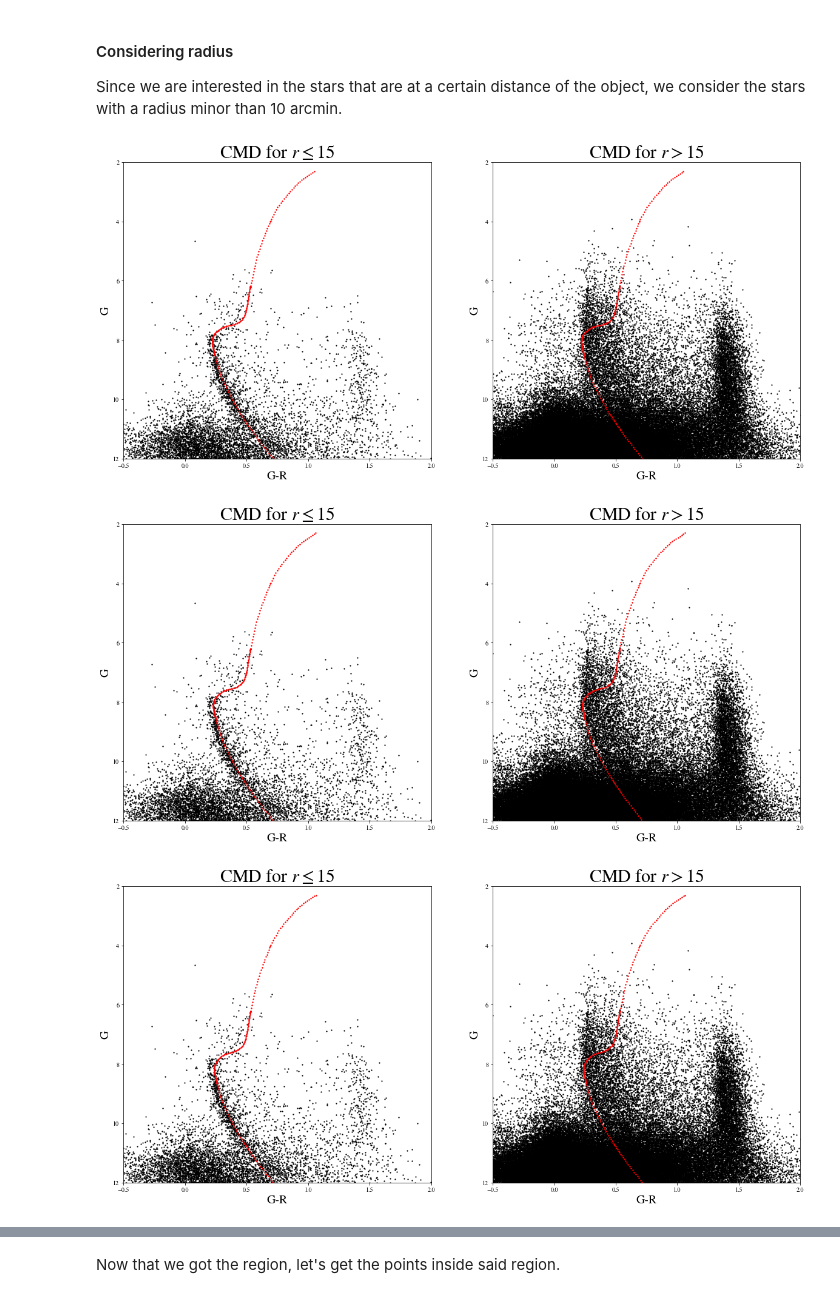
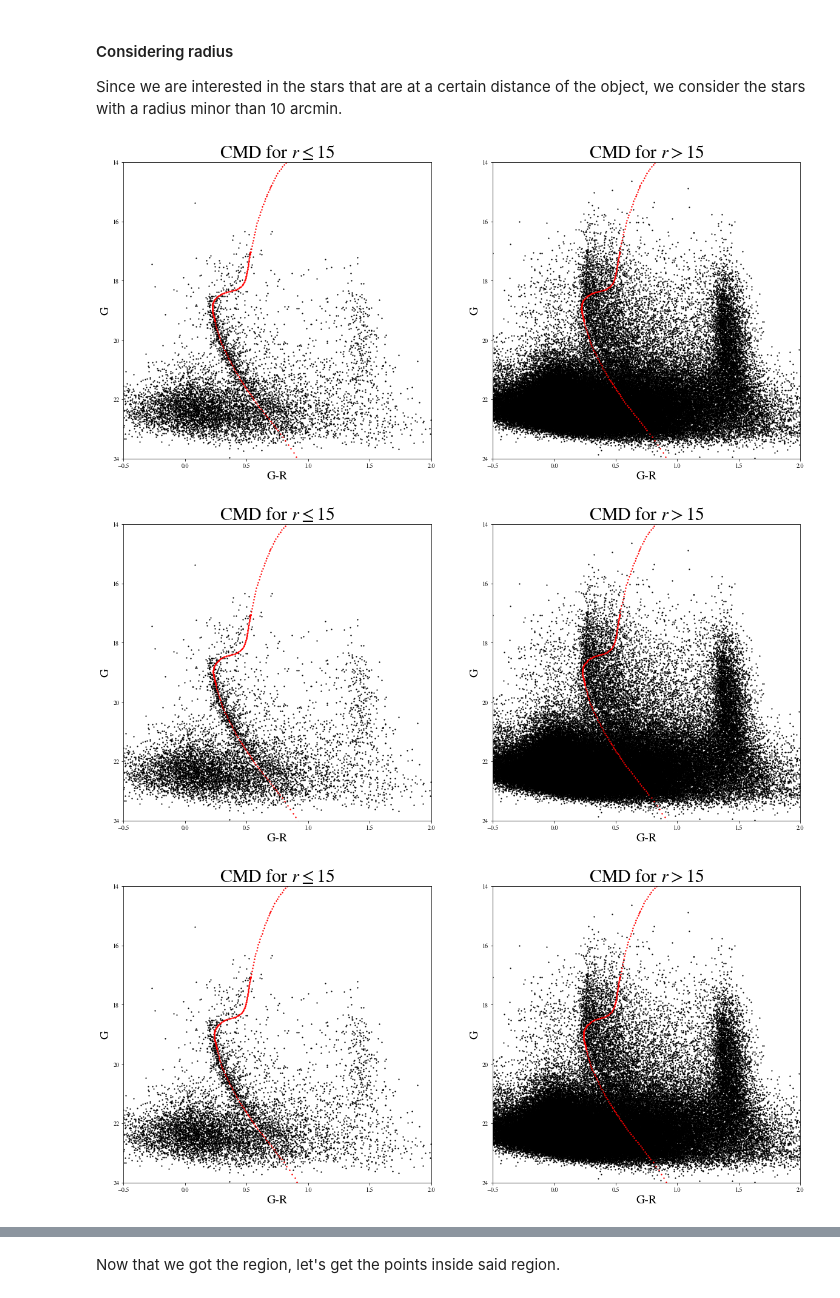
Before and after one commit to vPedreros/MW_Satellites, a Jupyter notebook: MW_satellites_nb.ipynb, the cells around one changed output, grey strips where cells are left out. Saved outputs shown, nothing was run; the diff lists cells and outputs as text; code cells hidden in the pictures.

```diff
--- a/MW_satellites_nb.ipynb
+++ b/MW_satellites_nb.ipynb
@@ -17,7 +19,7 @@ plt.rc('axes', labelsize=20) #fontsize of the x and y labels
 A function to transform the apparent magnitudes to absolute magnitudes is defined. Since we know the distance between the Sun and the object ($44\, kpc$), this is simple.
 # %%
 def app_2_abs(app, d=44):
-    output = app + 5 - (5 * np.log(d))
+    output = app - 5 * np.log10(d / 10)
     return output
 # %% [markdown]
 Data is imported as a dataframe, some cleaning is done (double quotes removed) and then columns of interest are created.
@@ -178,11 +166,15 @@ plot_cmd_radius(df_filtered, 15)
 Data from isochrones was obtained in the [Dartmouth](http://stellar.dartmouth.edu/models/isolf_new.html) website.
 # %%
 # Data is imported into dataframes
-df_iso1 = pd.read_csv("Isochrones/tmp1665768190.txt", header=8, sep="\s+|\t+|\s+\t+|\t+\s+");
-df_iso2 = pd.read_csv("Isochrones/tmp1665769168.txt", header=8, sep="\s+|\t+|\s+\t+|\t+\s+");
-df_iso3 = pd.read_csv("Isochrones/tmp1665769246.txt", header=8, sep="\s+|\t+|\s+\t+|\t+\s+");
+df_iso12 = pd.read_csv("Isochrones/isochrone12.txt", header=8, sep="\s+|\t+|\s+\t+|\t+\s+", engine='python')
+df_iso125 = pd.read_csv("Isochrones/isochrone125.txt", header=8, sep="\s+|\t+|\s+\t+|\t+\s+", engine='python')
+df_iso13 = pd.read_csv("Isochrones/isochrone13.txt", header=8, sep="\s+|\t+|\s+\t+|\t+\s+", engine='python')
+df_iso135 = pd.read_csv("Isochrones/isochrone135.txt", header=8, sep="\s+|\t+|\s+\t+|\t+\s+", engine='python')
+df_iso14 = pd.read_csv("Isochrones/isochrone14.txt", header=8, sep="\s+|\t+|\s+\t+|\t+\s+", engine='python')
 # %%
 # G-R columns are inserted into the dataframe
-df_iso1.insert(10, 'g-r', df_iso1.sdss_g - df_iso1.sdss_r, True)
-df_iso2.insert(10, 'g-r', df_iso2.sdss_g - df_iso2.sdss_r, True)
-df_iso3.insert(10, 'g-r', df_iso3.sdss_g - df_iso3.sdss_r, True)
+df_iso12.insert(10, 'g-r', df_iso12.sdss_g - df_iso12.sdss_r, True)
+df_iso125.insert(10, 'g-r', df_iso125.sdss_g - df_iso125.sdss_r, True)
+df_iso13.insert(10, 'g-r', df_iso13.sdss_g - df_iso13.sdss_r, True)
+df_iso135.insert(10, 'g-r', df_iso135.sdss_g - df_iso135.sdss_r, True)
+df_iso14.insert(10, 'g-r', df_iso14.sdss_g - df_iso14.sdss_r, True)
@@ -245,25 +218,27 @@ def isochrone_cmd_radius(df, df_iso, radius):
 
     fig, axs = plt.subplots(1, 2, figsize=(20,9))
     axs[0].scatter(x_inner, y_inner, s=1.5, c='k')#, alpha=0.1)
-    axs[0].scatter(x_iso + 0.045, y_iso + 4.35, s=2, c='r')
+    axs[0].scatter(x_iso + 0.045, y_iso + 15.2, s=2, c='r')
 
     axs[1].scatter(x_outer, y_outer, s=1.5, c='k')#, alpha=0.1)
-    axs[1].scatter(x_iso + 0.045, y_iso + 4.35, s=2, c='r')
+    axs[1].scatter(x_iso + 0.045, y_iso + 15.2, s=2, c='r')
     axs[0].set_title('CMD for $r\leq$' + str(radius))
     axs[1].set_title('CMD for $r>$' + str(radius))
     for ax in axs:
         ax.set_ylabel('G')
         ax.set_xlabel('G-R')
         ax.set_xlim((-.5, 2))
-        ax.set_ylim((2, 12))
+        ax.set_ylim((14, 24))
         ax.set_ylim(ax.get_ylim()[::-1])
 # %%
 inner_radius = 15
 
-isochrone_cmd_radius(df_filtered, df_iso1, inner_radius)
-isochrone_cmd_radius(df_filtered, df_iso2, inner_radius)
-isochrone_cmd_radius(df_filtered, df_iso3, inner_radius)
+isochrone_cmd_radius(df_filtered, df_iso12, inner_radius)
+isochrone_cmd_radius(df_filtered, df_iso125, inner_radius)
+isochrone_cmd_radius(df_filtered, df_iso13, inner_radius)
+isochrone_cmd_radius(df_filtered, df_iso135, inner_radius)
+isochrone_cmd_radius(df_filtered, df_iso14, inner_radius)
 # %% [output]
-[figure, old version]
+[figure, new version]
-[figure, old version]
+[figure, new version]
-[figure, old version]
+[figure, new version]
```
Also changed, not shown: parts of 48 cells of this notebook.
